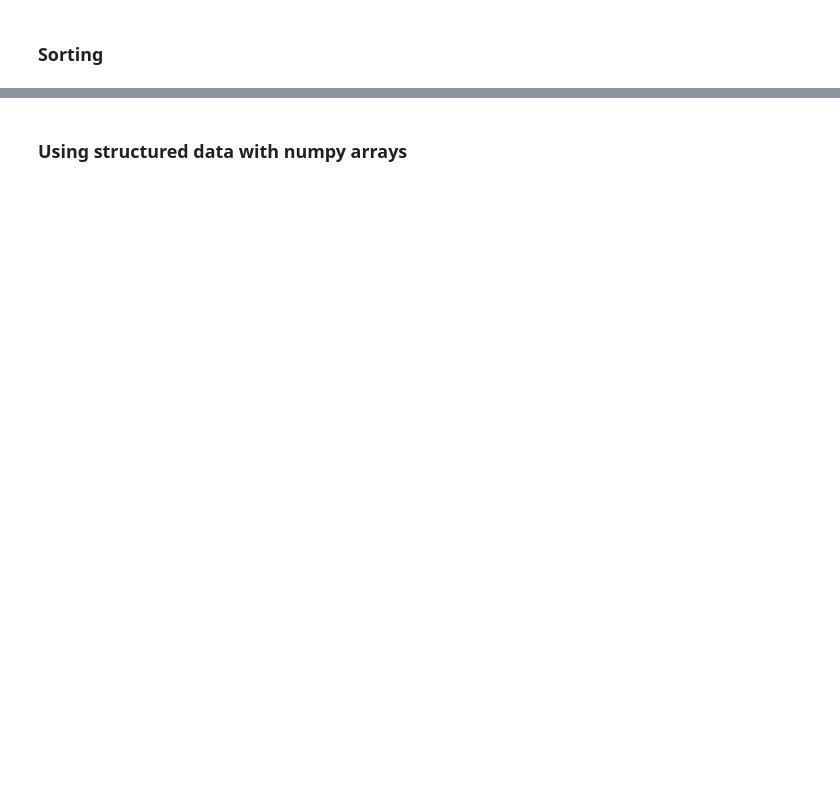
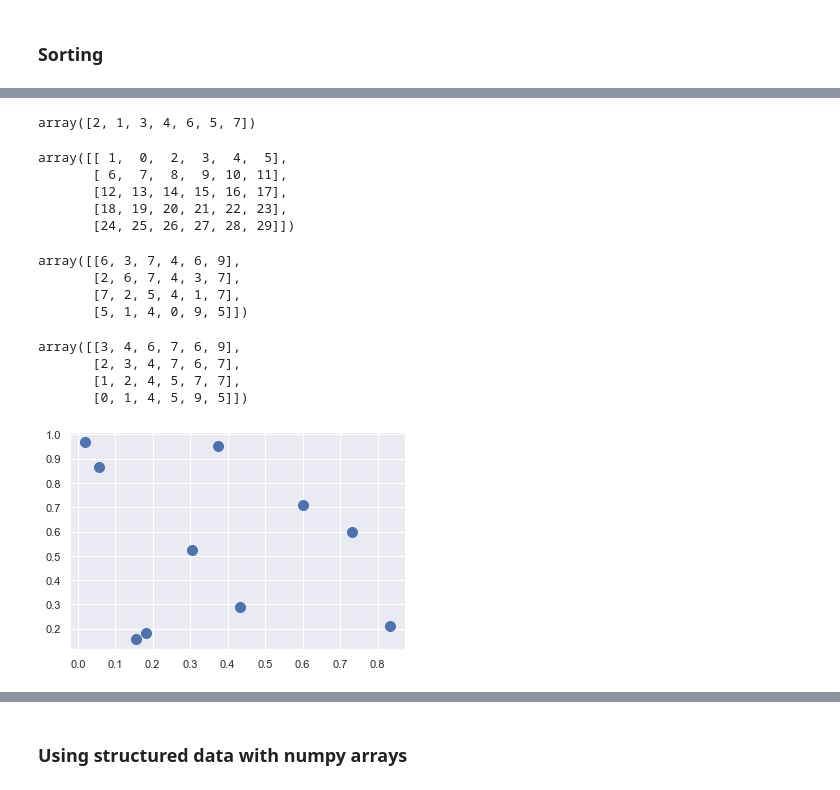
Before and after one commit to sandeepny441/projects_PS, a Jupyter notebook: numpy_conceptwise/numpy_notes_p/Numpy_Computations.ipynb, the cells around one changed output, grey strips where cells are left out. Saved outputs shown, nothing was run; the diff lists cells and outputs as text; code cells hidden in the pictures; blank space fills up the shorter version.

```diff
--- a/numpy_conceptwise/numpy_notes_p/Numpy_Computations.ipynb
+++ b/numpy_conceptwise/numpy_notes_p/Numpy_Computations.ipynb
@@ -194,0 +447,28 @@ y.shape
+# %%
+x = np.array([7, 2, 3, 1, 6, 5, 4])
+np.partition(x, 3)
+# %% [output]
+array([2, 1, 3, 4, 6, 5, 7])
+# %%
+y = np.arange(30)
+np.partition(y, 5).reshape(5, 6)
+# %% [output]
+array([[ 1,  0,  2,  3,  4,  5],
+       [ 6,  7,  8,  9, 10, 11],
+       [12, 13, 14, 15, 16, 17],
+       [18, 19, 20, 21, 22, 23],
+       [24, 25, 26, 27, 28, 29]])
+# %%
+X
+# %% [output]
+array([[6, 3, 7, 4, 6, 9],
+       [2, 6, 7, 4, 3, 7],
+       [7, 2, 5, 4, 1, 7],
+       [5, 1, 4, 0, 9, 5]])
+# %%
+np.partition(X, 2, axis=1)
+# %% [output]
+array([[3, 4, 6, 7, 6, 9],
+       [2, 3, 4, 7, 6, 7],
+       [1, 2, 4, 5, 7, 7],
+       [0, 1, 4, 5, 9, 5]])
@@ -194,0 +477,6 @@ y.shape
+# %%
+rand = np.random.RandomState(42)
+X = rand.rand(10, 2)
+temp = plt.scatter(X[:, 0], X[:, 1], s = 100)
+# %% [output]
+[figure, added]
```
Also changed, not shown: parts of 80 cells of this notebook, 2 other files.
